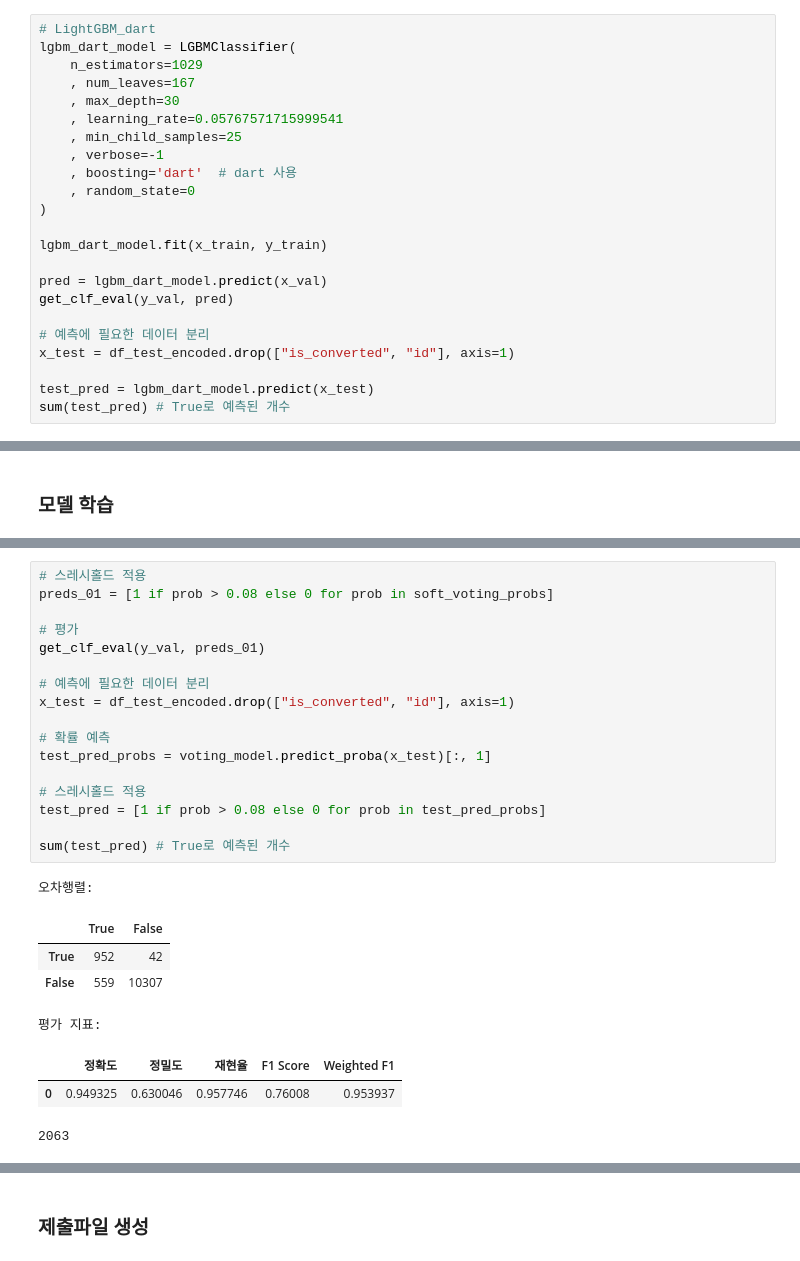
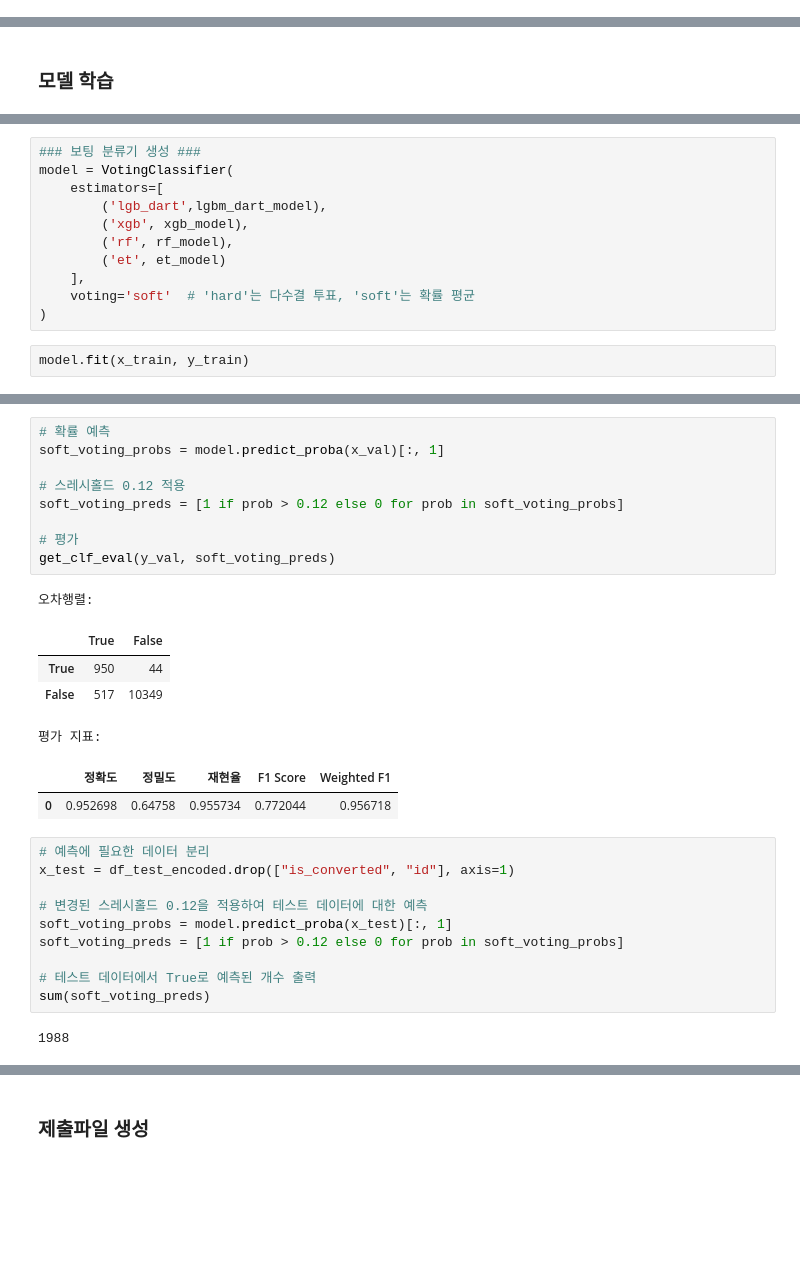
Before and after one commit to BaekJunehong/LG_Aimers_4th, a Jupyter notebook: Total_code.ipynb, the cells around one changed output, grey strips where cells are left out. Drawn from its saved outputs; the diff is of its cells as text; blank space fills up the shorter version.

Commit message:
total code model update

```diff
--- a/Total_code.ipynb
+++ b/Total_code.ipynb
@@ -982,26 +977,3 @@ def get_clf_eval(y_test, y_pred=None):
 ### 모델 정의
 # %% [markdown]
 Optuna를 이용하여 파라미터를 구함
-# %%
-# LightGBM_dart
-lgbm_dart_model = LGBMClassifier(
-    n_estimators=1029
-    , num_leaves=167
-    , max_depth=30
-    , learning_rate=0.05767571715999541
-    , min_child_samples=25
-    , verbose=-1
-    , boosting='dart'  # dart 사용
-    , random_state=0
-)
-
-lgbm_dart_model.fit(x_train, y_train)
-
-pred = lgbm_dart_model.predict(x_val)
-get_clf_eval(y_val, pred)
-
-# 예측에 필요한 데이터 분리
-x_test = df_test_encoded.drop(["is_converted", "id"], axis=1)
-
-test_pred = lgbm_dart_model.predict(x_test)
-sum(test_pred) # True로 예측된 개수
@@ -1703,0 +1034,13 @@ soft_voting_probs = voting_model.predict_proba(x_val)[:, 1]
+# %%
+### 보팅 분류기 생성 ###
+model = VotingClassifier(
+    estimators=[
+        ('lgb_dart',lgbm_dart_model),
+        ('xgb', xgb_model),
+        ('rf', rf_model),
+        ('et', et_model)
+    ],
+    voting='soft'  # 'hard'는 다수결 투표, 'soft'는 확률 평균
+)
+# %%
+model.fit(x_train, y_train)
@@ -1704,26 +1065,29 @@ soft_voting_probs = voting_model.predict_proba(x_val)[:, 1]
+# %%
+# 확률 예측
+soft_voting_probs = model.predict_proba(x_val)[:, 1]
+
+# 스레시홀드 0.12 적용
+soft_voting_preds = [1 if prob > 0.12 else 0 for prob in soft_voting_probs]
+
+# 평가
+get_clf_eval(y_val, soft_voting_preds)
+# %% [output]
+오차행렬:
+|  | True | False |
+| True | 950 | 44 |
+| False | 517 | 10349 |
+평가 지표:
+|  | 정확도 | 정밀도 | 재현율 | F1 Score | Weighted F1 |
+| 0 | 0.952698 | 0.64758 | 0.955734 | 0.772044 | 0.956718 |
 # %%
-# 스레시홀드 적용
-preds_01 = [1 if prob > 0.08 else 0 for prob in soft_voting_probs]
-
-# 평가
-get_clf_eval(y_val, preds_01)
-
 # 예측에 필요한 데이터 분리
 x_test = df_test_encoded.drop(["is_converted", "id"], axis=1)
 
-# 확률 예측
-test_pred_probs = voting_model.predict_proba(x_test)[:, 1]
+# 변경된 스레시홀드 0.12을 적용하여 테스트 데이터에 대한 예측
+soft_voting_probs = model.predict_proba(x_test)[:, 1]
+soft_voting_preds = [1 if prob > 0.12 else 0 for prob in soft_voting_probs]
 
-# 스레시홀드 적용
-test_pred = [1 if prob > 0.08 else 0 for prob in test_pred_probs]
-
-sum(test_pred) # True로 예측된 개수
+# 테스트 데이터에서 True로 예측된 개수 출력
+sum(soft_voting_preds)
 # %% [output]
-오차행렬:
+1988
-|  | True | False |
-| True | 952 | 42 |
-| False | 559 | 10307 |
-평가 지표:
-|  | 정확도 | 정밀도 | 재현율 | F1 Score | Weighted F1 |
-| 0 | 0.949325 | 0.630046 | 0.957746 | 0.76008 | 0.953937 |
-2063
```
Also changed, not shown: parts of 47 cells of this notebook, 5 other files.
